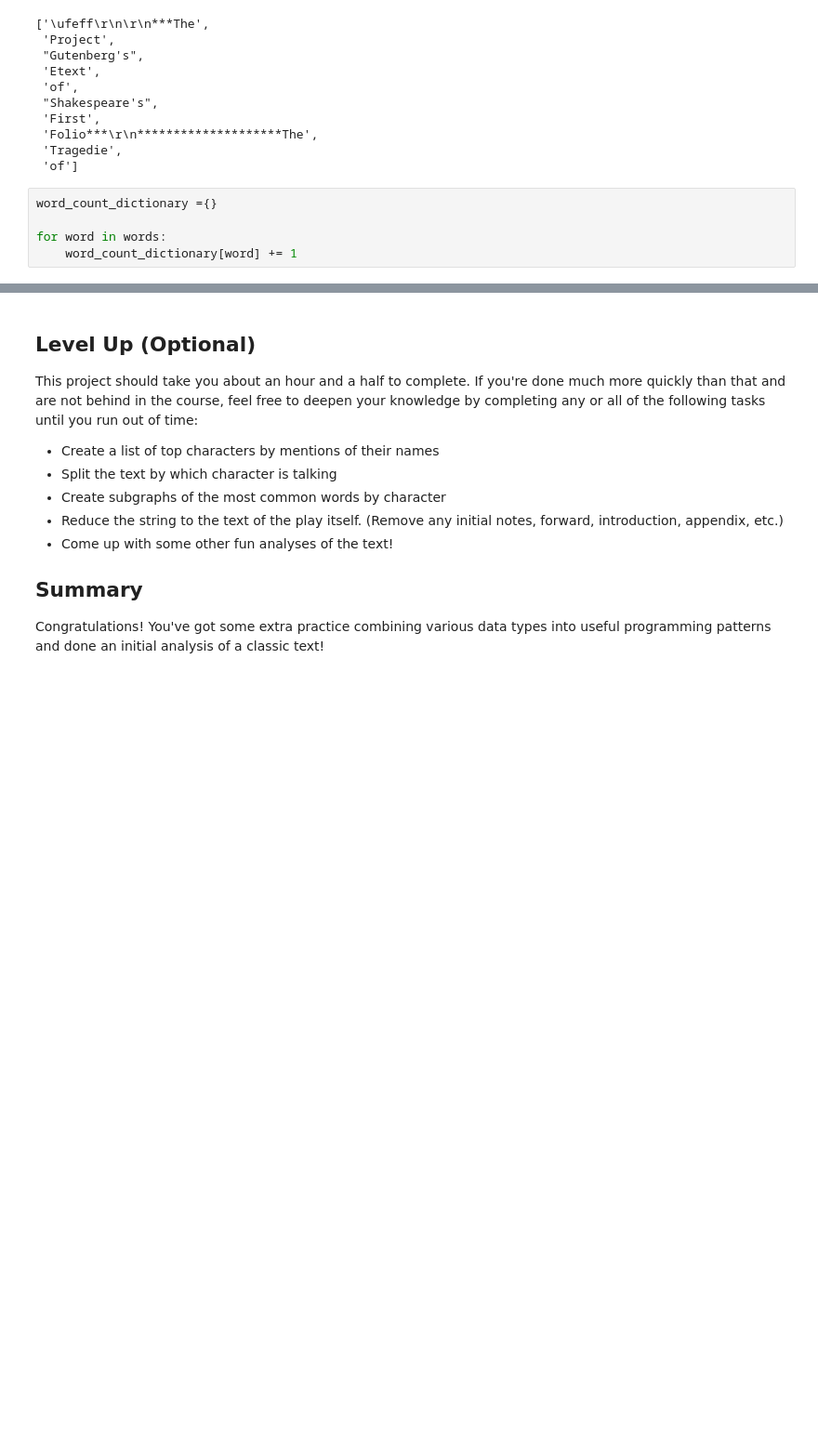
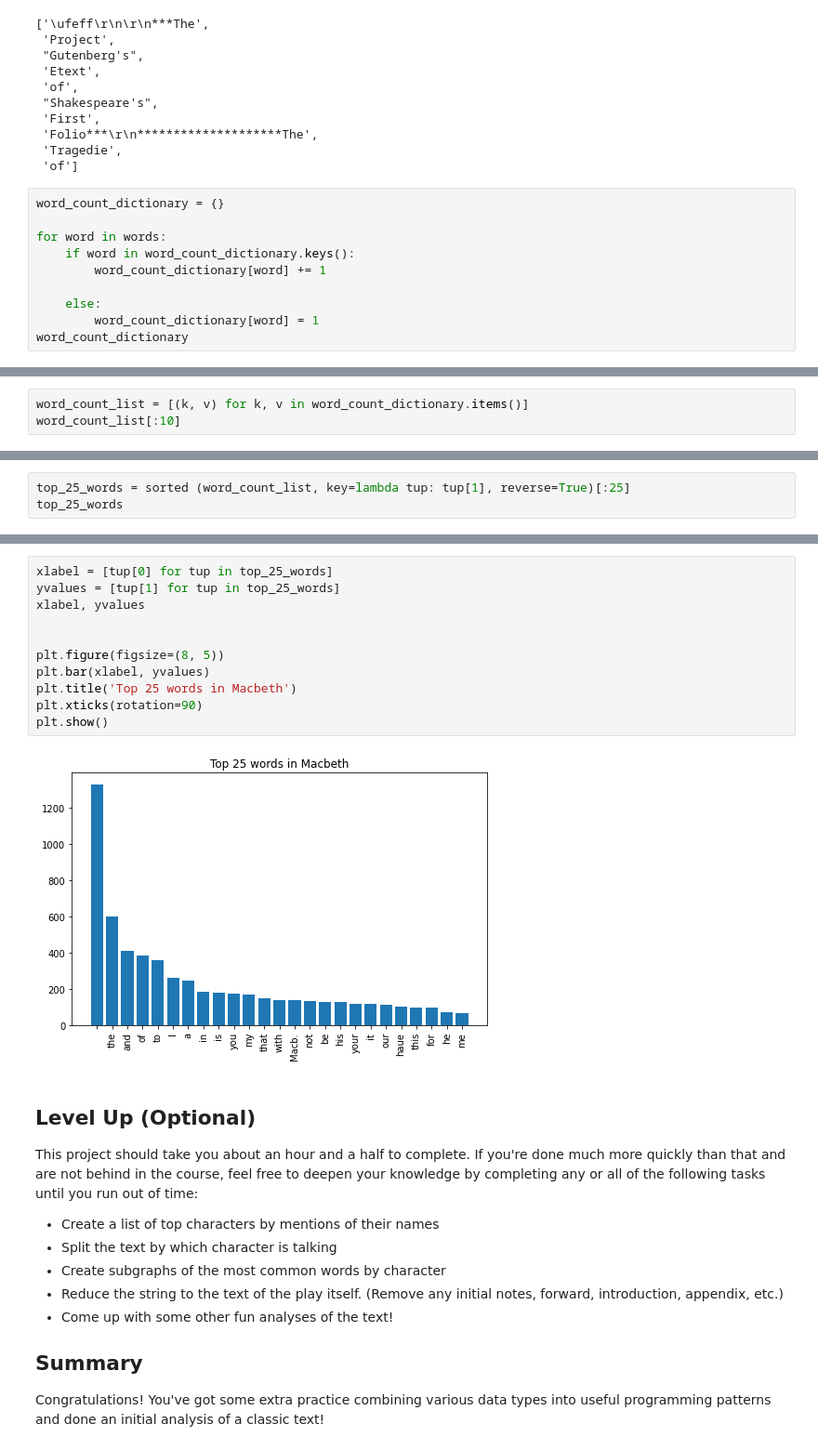
Before and after one commit to Marissa841/dsc-analyzing-macbeth-project-v2-1-online-ds-sp-000, a Jupyter notebook: index.ipynb, the cells around one changed output, grey strips where cells are left out. Shown: that part at 93% size. Saved outputs shown, nothing was run; the diff lists cells and outputs as text; blank space fills up the shorter version.

Commit message:
Update macbeth project lab

```diff
--- a/index.ipynb
+++ b/index.ipynb
@@ -73,8 +73,13 @@ words[:10]
  'Tragedie',
  'of']
 # %%
-word_count_dictionary ={}
+word_count_dictionary = {}
 
 for word in words:
-    word_count_dictionary[word] += 1
+    if word in word_count_dictionary.keys():
+        word_count_dictionary[word] += 1
+
+    else:
+        word_count_dictionary[word] = 1
+word_count_dictionary
 # %% [output]
@@ -81,0 +103,3 @@ MACBETH.
+# %%
+word_count_list = [(k, v) for k, v in word_count_dictionary.items()]
+word_count_list[:10]
@@ -81,0 +118,3 @@ MACBETH.
+# %%
+top_25_words = sorted (word_count_list, key=lambda tup: tup[1], reverse=True)[:25]
+top_25_words
@@ -82,3 +139,16 @@ MACBETH.
+# %%
+xlabel = [tup[0] for tup in top_25_words]
+yvalues = [tup[1] for tup in top_25_words]
+xlabel, yvalues
+
+
+plt.figure(figsize=(8, 5))
+plt.bar(xlabel, yvalues)
+plt.title('Top 25 words in Macbeth')
+plt.xticks(rotation=90)
+plt.show()
+# %% [output]
+[figure, added]
 # %% [markdown]
 ## Level Up (Optional)
 This project should take you about an hour and a half to complete. If you're done much more quickly than that and are not behind in the course, feel free to deepen your knowledge by completing any or all of the following tasks until you run out of time:
```
Also changed, not shown: parts of 3 cells of this notebook.
